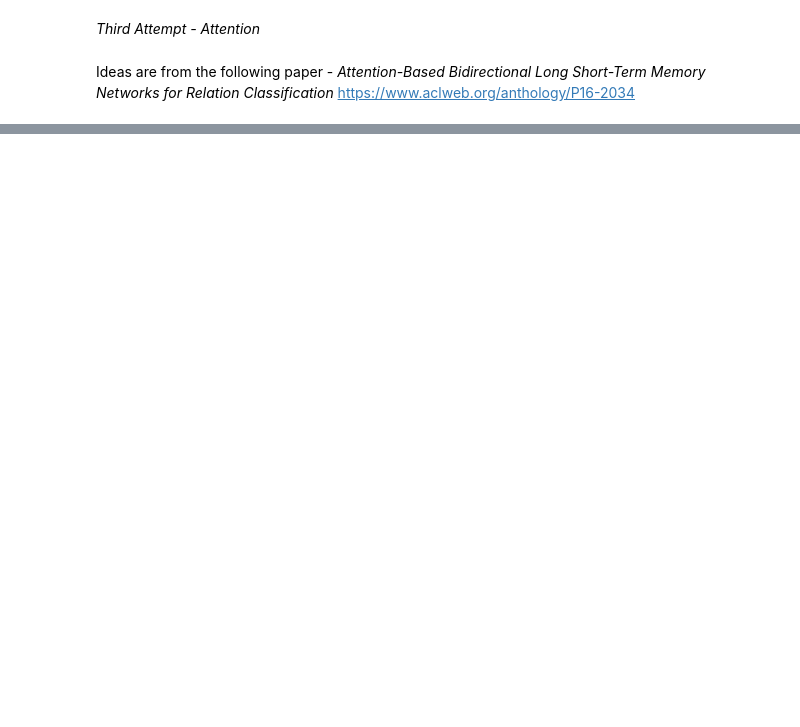
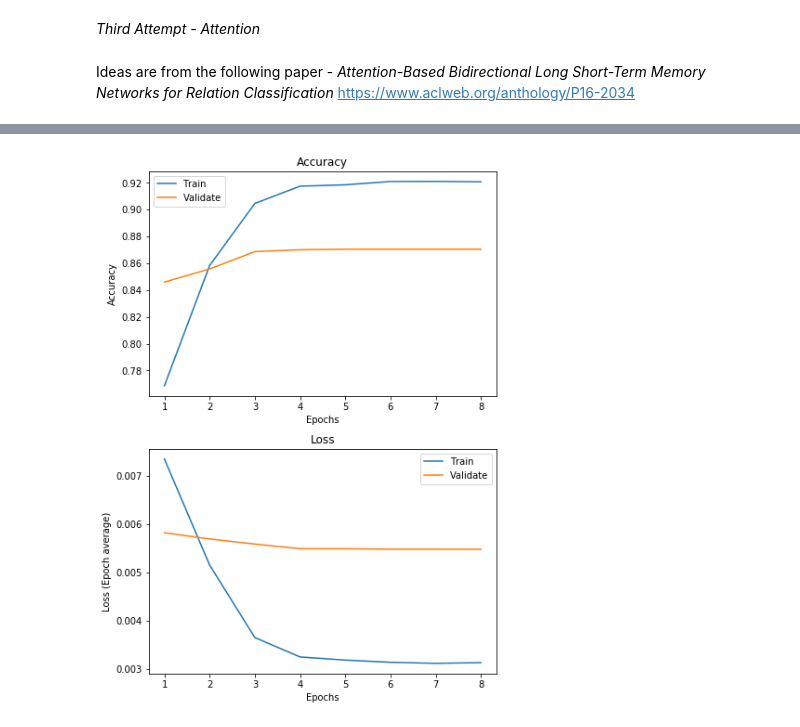
Before and after one commit to asafkar/sarcarsm_detection, a Jupyter notebook: Sarcasm_Detection.ipynb, the cells around one changed output, grey strips where cells are left out. Saved outputs shown, nothing was run; the diff lists cells and outputs as text; code cells hidden in the pictures; blank space fills up the shorter version.

```diff
--- a/Sarcasm_Detection.ipynb
+++ b/Sarcasm_Detection.ipynb
@@ -397,0 +497,15 @@ Test Accuracy of the model on the 10000 test sents: 87.03703703703704 %
+# %%
+# CPU or GPU :
+device = torch.device('cuda' if torch.cuda.is_available() else 'cpu')
+
+# Hyper-parameters
+sequence_length = model_sentence_length
+input_size_pos =      word2vec_model_size + 1  # embedding size
+hidden_size_pos = input_size_pos  # 128  # should be according to input_size?
+num_layers = 2
+num_classes = 2
+batch_size = 64
+num_epochs = 8
+learning_rate = 0.005
+lstm_dropout = 0.3  # dropout between 2 lstm layers
+alpha_dropout = 0.3 # dropout between attention output and fc
@@ -397,0 +591,21 @@ Test Accuracy of the model on the 10000 test sents: 87.03703703703704 %
+# %%
+## Create data with POS tagging -
+
+X_train_pos, y_train_pos, X_val_pos, y_val_pos, X_test_pos, y_test_pos  = gen_data(curr_word2vec_model, True)
+
+# X_train_pos, X_val_pos, X_test_pos = X_train_pos[:,:,:-1], X_val_pos[:,:,:-1], X_test_pos[:,:,:-1]
+
+
+pos_train_dataset = torch.utils.data.TensorDataset(torch.from_numpy(X_train_pos).float(), torch.from_numpy(y_train_pos).long())
+pos_train_loader =  torch.utils.data.DataLoader(pos_train_dataset, batch_size=batch_size, shuffle=False)
+
+pos_test_dataset = torch.utils.data.TensorDataset(torch.from_numpy(X_test_pos).float(), torch.from_numpy(y_test_pos).long())
+pos_test_loader =  torch.utils.data.DataLoader(pos_test_dataset, batch_size=batch_size, shuffle=False)
+
+pos_val_dataset = torch.utils.data.TensorDataset(torch.from_numpy(X_val_pos).float(), torch.from_numpy(y_val_pos).long())
+pos_val_loader =  torch.utils.data.DataLoader(pos_val_dataset, batch_size=batch_size, shuffle=False)
+
+pos_data_loader = {"train" : pos_train_loader, "test" : pos_test_loader, "val" : pos_val_loader}
+# %%
+# Train the model
+best_sarcasm_model = train_model(sarcarsm_model, criterion, num_epochs, pos_data_loader, optimizer, input_size_pos)
@@ -397,0 +630,4 @@ Test Accuracy of the model on the 10000 test sents: 87.03703703703704 %
+# %%
+plot_graphs(best_sarcasm_model)
+# %% [output]
+[figure, added]
```
Also changed, not shown: parts of 25 cells of this notebook.
